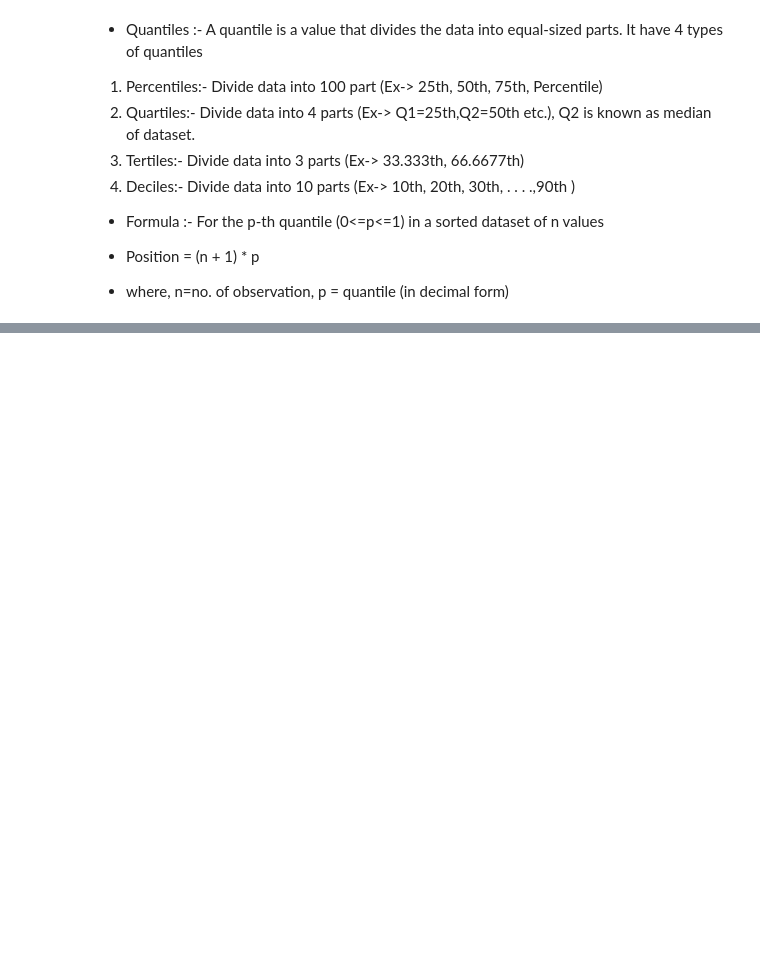
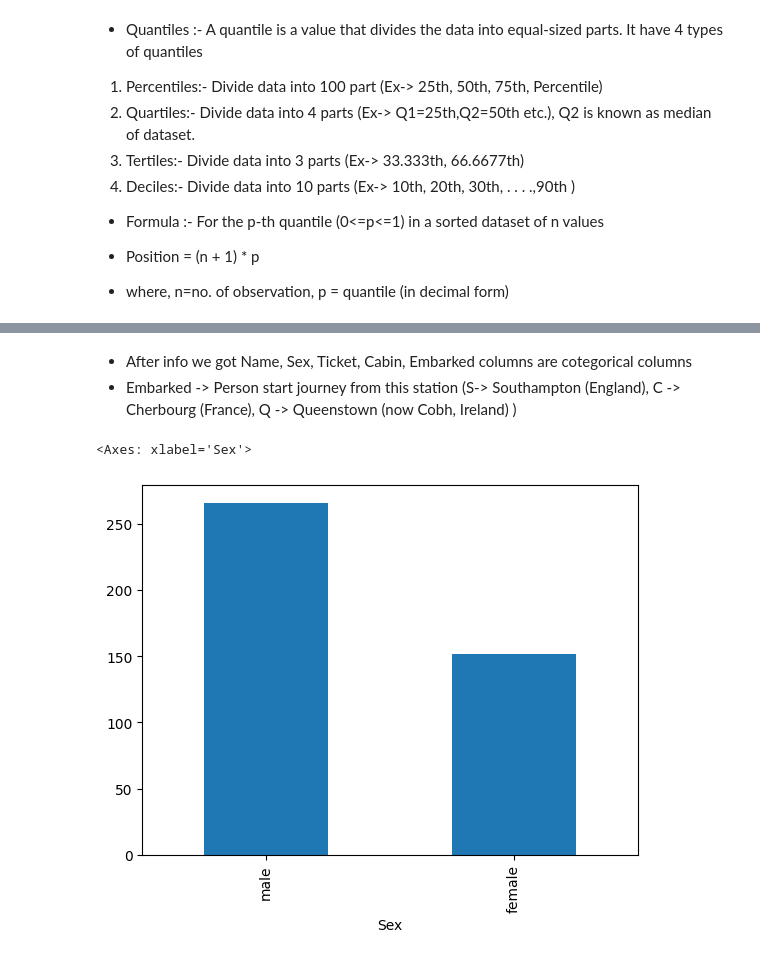
Before and after one commit to Shekhar7017/EDA, a Jupyter notebook: EDA.ipynb, the cells around one changed output, grey strips where cells are left out. Saved outputs shown, nothing was run; the diff lists cells and outputs as text; code cells hidden in the pictures; blank space fills up the shorter version.

```diff
--- a/EDA.ipynb
+++ b/EDA.ipynb
@@ -352,0 +373,4 @@ Q1:24.0, Q3:41.0, IQR: 17.0, Lower Bound: -1.5, Upper Bound: 66.5
+# %%
+# Load the dataset
+df2 = pd.read_csv('tested.csv')
+df2.head(10)
@@ -352,0 +411,9 @@ Q1:24.0, Q3:41.0, IQR: 17.0, Lower Bound: -1.5, Upper Bound: 66.5
+# %% [markdown]
+* After info we got Name, Sex, Ticket, Cabin, Embarked columns are cotegorical columns
+* Embarked -> Person start journey from this station (S->  Southampton (England), C -> Cherbourg (France), Q -> Queenstown (now Cobh, Ireland) )
+# %%
+# Now visualize the Sex Column
+df2['Sex'].value_counts().plot(kind='bar')
+# %% [output]
+<Axes: xlabel='Sex'>
+[figure, added]
```
Also changed, not shown: parts of 41 cells of this notebook.
